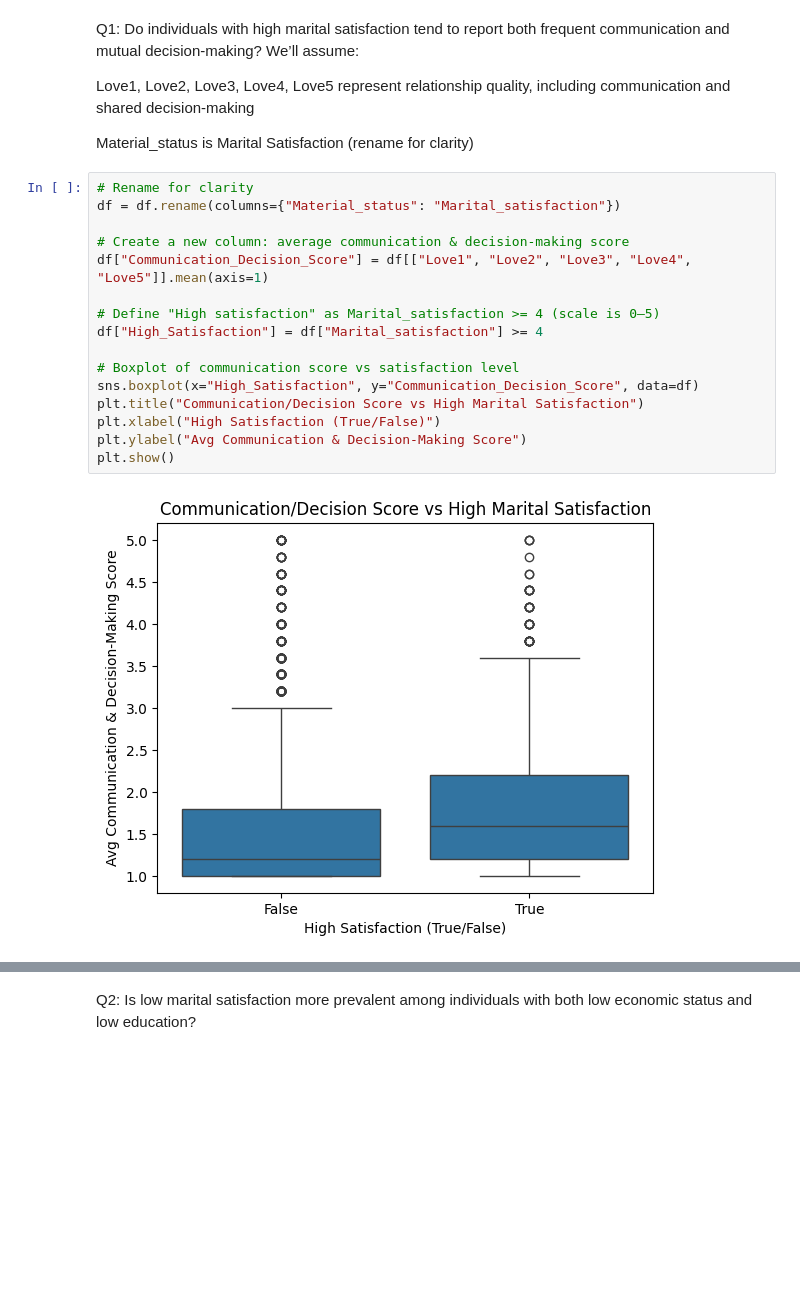
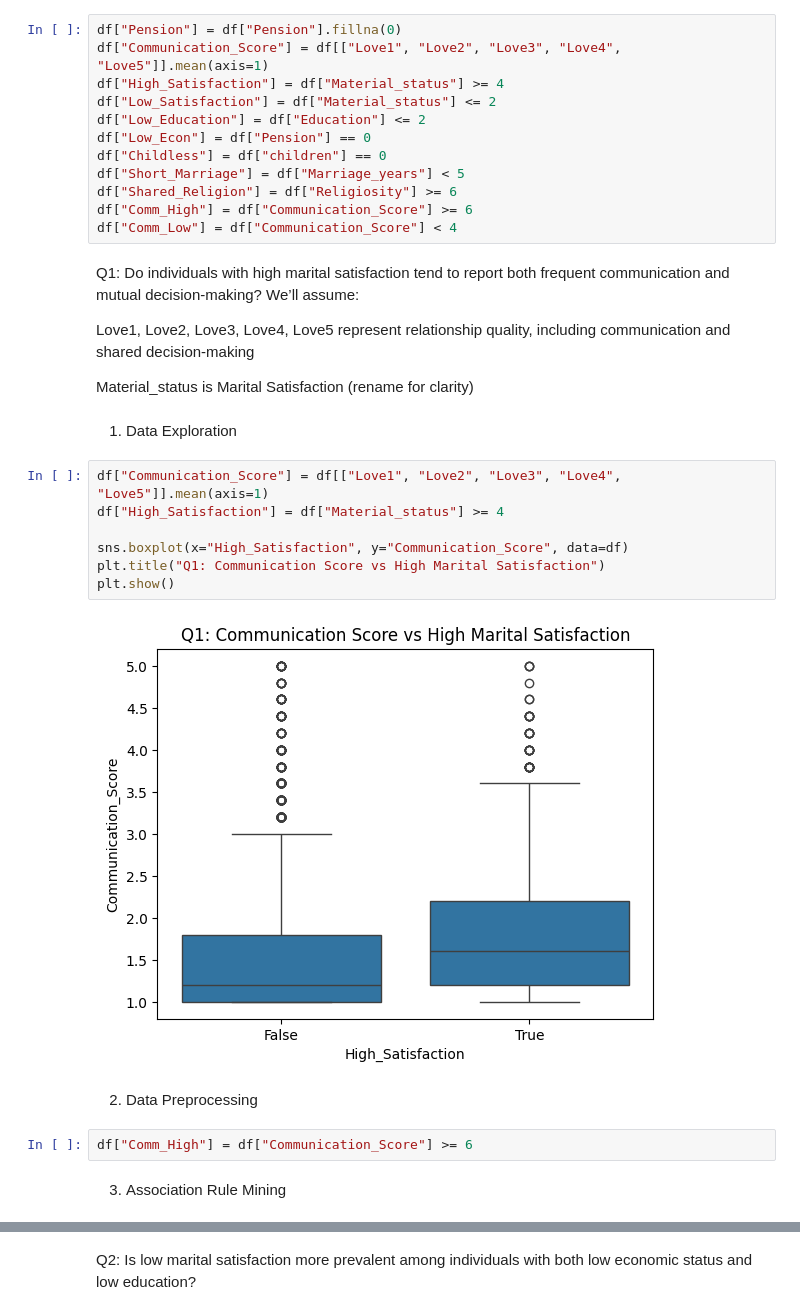
Before and after one commit to JiaJun0207/DataMiningAssignment, a Jupyter notebook: TT2L_G1.ipynb, the cells around one changed output, grey strips where cells are left out. Saved outputs shown, nothing was run; the diff lists cells and outputs as text; blank space fills up the shorter version.

```diff
--- a/TT2L_G1.ipynb
+++ b/TT2L_G1.ipynb
@@ -19,3 +21,15 @@ df.head()
+# %%
+df["Pension"] = df["Pension"].fillna(0)
+df["Communication_Score"] = df[["Love1", "Love2", "Love3", "Love4", "Love5"]].mean(axis=1)
+df["High_Satisfaction"] = df["Material_status"] >= 4
+df["Low_Satisfaction"] = df["Material_status"] <= 2
+df["Low_Education"] = df["Education"] <= 2
+df["Low_Econ"] = df["Pension"] == 0
+df["Childless"] = df["children"] == 0
+df["Short_Marriage"] = df["Marriage_years"] < 5
+df["Shared_Religion"] = df["Religiosity"] >= 6
+df["Comm_High"] = df["Communication_Score"] >= 6
+df["Comm_Low"] = df["Communication_Score"] < 4
 # %% [markdown]
 Q1: Do individuals with high marital satisfaction tend to report both frequent communication and mutual decision-making?
 We’ll assume:
@@ -23,21 +37,20 @@ We’ll assume:
 Love1, Love2, Love3, Love4, Love5 represent relationship quality, including communication and shared decision-making
 
 Material_status is Marital Satisfaction (rename for clarity)
+# %% [markdown]
+1. Data Exploration
 # %%
-# Rename for clarity
-df = df.rename(columns={"Material_status": "Marital_satisfaction"})
+df["Communication_Score"] = df[["Love1", "Love2", "Love3", "Love4", "Love5"]].mean(axis=1)
+df["High_Satisfaction"] = df["Material_status"] >= 4
 
-# Create a new column: average communication & decision-making score
-df["Communication_Decision_Score"] = df[["Love1", "Love2", "Love3", "Love4", "Love5"]].mean(axis=1)
-
-# Define "High satisfaction" as Marital_satisfaction >= 4 (scale is 0–5)
-df["High_Satisfaction"] = df["Marital_satisfaction"] >= 4
-
-# Boxplot of communication score vs satisfaction level
-sns.boxplot(x="High_Satisfaction", y="Communication_Decision_Score", data=df)
-plt.title("Communication/Decision Score vs High Marital Satisfaction")
-plt.xlabel("High Satisfaction (True/False)")
-plt.ylabel("Avg Communication & Decision-Making Score")
+sns.boxplot(x="High_Satisfaction", y="Communication_Score", data=df)
+plt.title("Q1: Communication Score vs High Marital Satisfaction")
 plt.show()
 # %% [output]
-[figure, old version]
+[figure, new version]
+# %% [markdown]
+2. Data Preprocessing
+# %%
+df["Comm_High"] = df["Communication_Score"] >= 6
+# %% [markdown]
+3. Association Rule Mining
```
Also changed, not shown: parts of 25 cells of this notebook.
